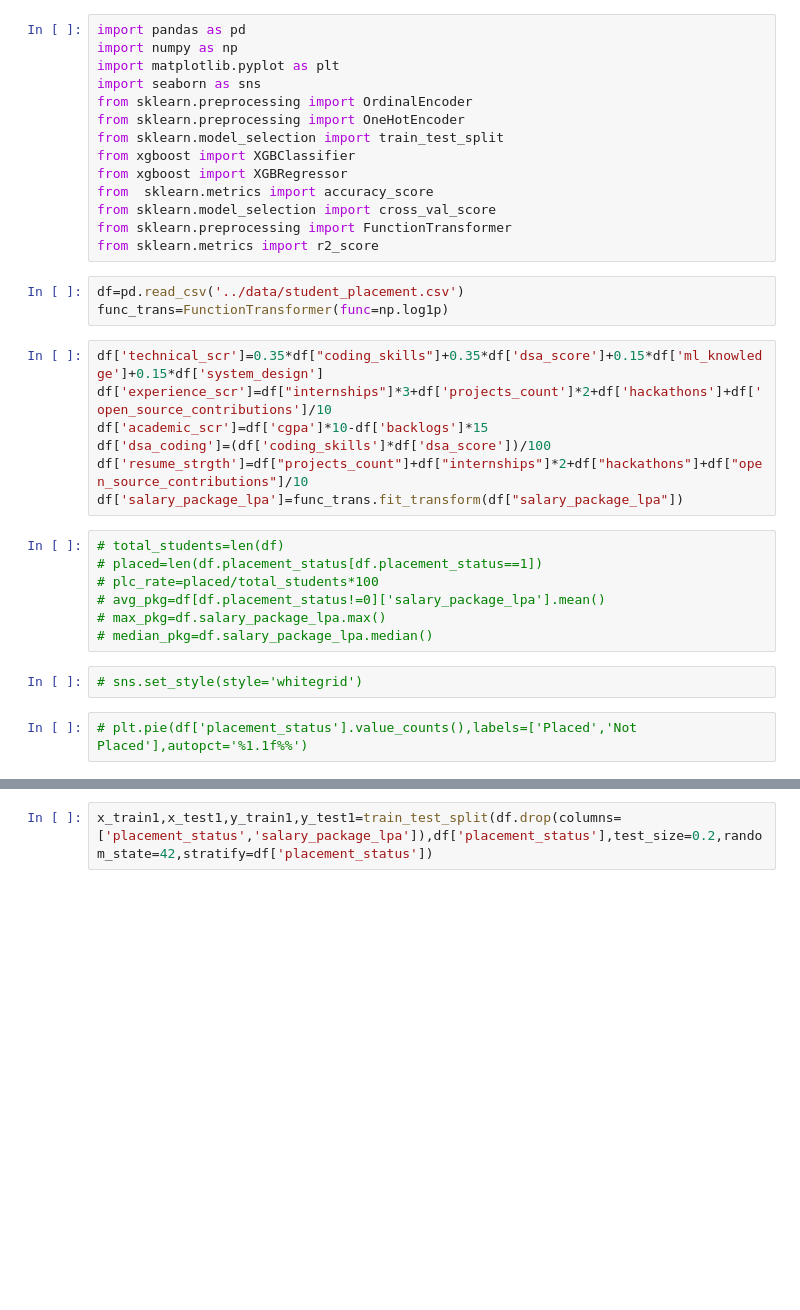
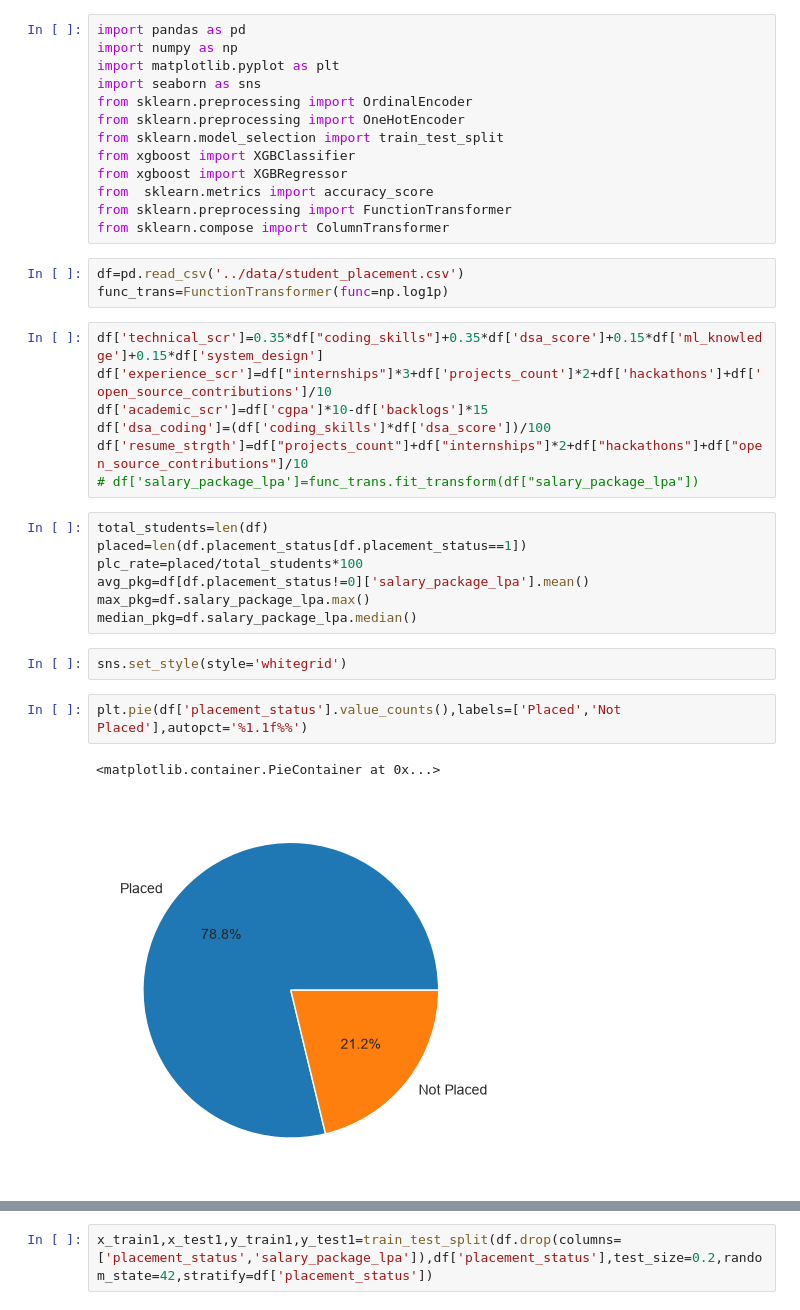
Before and after one commit to arih-hue/placement_predictor, a Jupyter notebook: notebook/analysis.ipynb, the cells around one changed output, grey strips where cells are left out. Drawn from its saved outputs; the diff is of its cells as text; blank space fills up the shorter version.

```diff
--- a/notebook/analysis.ipynb
+++ b/notebook/analysis.ipynb
@@ -9,9 +9,8 @@ from sklearn.model_selection import train_test_split
 from xgboost import XGBClassifier
 from xgboost import XGBRegressor
 from  sklearn.metrics import accuracy_score
-from sklearn.model_selection import cross_val_score
 from sklearn.preprocessing import FunctionTransformer
-from sklearn.metrics import r2_score
+from sklearn.compose import ColumnTransformer
 # %%
 df=pd.read_csv('../data/student_placement.csv')
 func_trans=FunctionTransformer(func=np.log1p)
@@ -21,16 +20,19 @@ df['experience_scr']=df["internships"]*3+df['projects_count']*2+df['hackathons']
 df['academic_scr']=df['cgpa']*10-df['backlogs']*15
 df['dsa_coding']=(df['coding_skills']*df['dsa_score'])/100
 df['resume_strgth']=df["projects_count"]+df["internships"]*2+df["hackathons"]+df["open_source_contributions"]/10
-df['salary_package_lpa']=func_trans.fit_transform(df["salary_package_lpa"])
+# df['salary_package_lpa']=func_trans.fit_transform(df["salary_package_lpa"])
 # %%
-# total_students=len(df)
-# placed=len(df.placement_status[df.placement_status==1])
-# plc_rate=placed/total_students*100
-# avg_pkg=df[df.placement_status!=0]['salary_package_lpa'].mean()
-# max_pkg=df.salary_package_lpa.max()
-# median_pkg=df.salary_package_lpa.median()
+total_students=len(df)
+placed=len(df.placement_status[df.placement_status==1])
+plc_rate=placed/total_students*100
+avg_pkg=df[df.placement_status!=0]['salary_package_lpa'].mean()
+max_pkg=df.salary_package_lpa.max()
+median_pkg=df.salary_package_lpa.median()
 # %%
-# sns.set_style(style='whitegrid')
+sns.set_style(style='whitegrid')
 # %%
-# plt.pie(df['placement_status'].value_counts(),labels=['Placed','Not Placed'],autopct='%1.1f%%')
+plt.pie(df['placement_status'].value_counts(),labels=['Placed','Not Placed'],autopct='%1.1f%%')
+# %% [output]
+<matplotlib.container.PieContainer at 0x...>
+[figure, added]
 # %%
```
Also changed, not shown: parts of 13 cells of this notebook, 14 other files.
